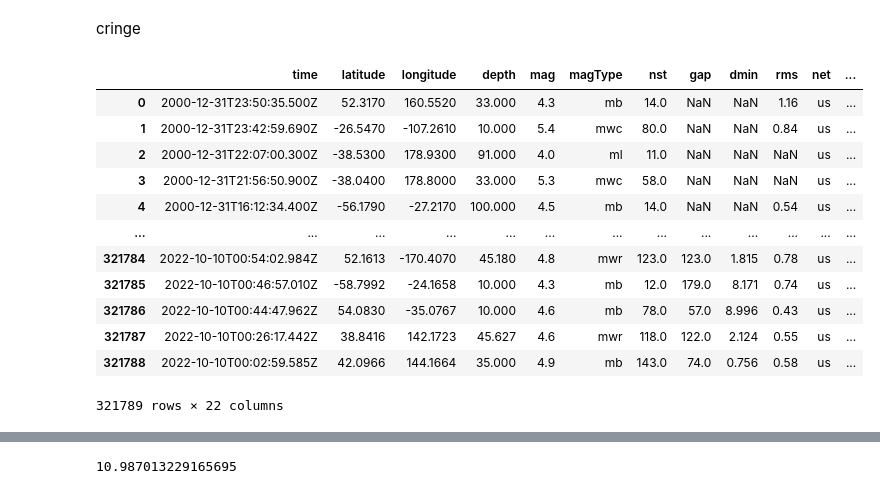
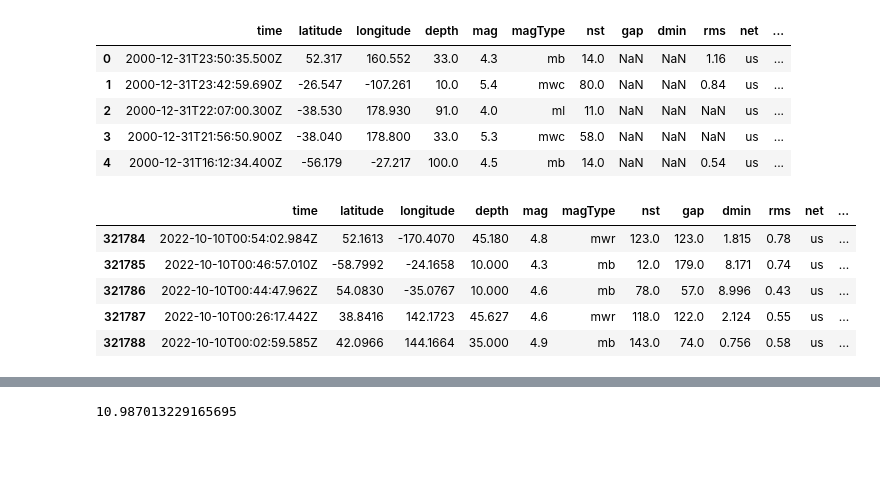
Before and after one commit to prankster20/terpquakes, a Jupyter notebook: eq.ipynb, the cells around one changed output, grey strips where cells are left out. Drawn from its saved outputs; the diff is of its cells as text; code cells hidden in the pictures; blank space fills up the shorter version.

```diff
--- a/eq.ipynb
+++ b/eq.ipynb
@@ -1,5 +1,3 @@
-# %% [markdown]
-cringe
 # %%
 import pandas as pd
 import numpy as np
@@ -14,26 +12,24 @@ pd.set_option('display.max_columns', None)
 # %%
 path = ''
 df = pd.read_csv(path + 'Earthquake_2000_to_2023.csv')
 # pd.set_option('display.min_rows', int(len(df.index)))
 # df.set_index('id', inplace=True)
 
-# Multiindexing practice for exam
-# midx = pd.MultiIndex.from_arrays([df.mag, df.id])
-# df.set_index(['mag','type'],inplace=True)
-# df.sort_index(level=[0],inplace=True)
-df
+df.head()
 # %% [output]
 |  | time | latitude | longitude | depth | mag | magType | nst | gap | dmin | rms | net | ... |
-| 0 | 2000-12-31T23:50:35.500Z | 52.3170 | 160.5520 | 33.000 | 4.3 | mb | 14.0 | NaN | NaN | 1.16 | us | ... |
-| 1 | 2000-12-31T23:42:59.690Z | -26.5470 | -107.2610 | 10.000 | 5.4 | mwc | 80.0 | NaN | NaN | 0.84 | us | ... |
-| 2 | 2000-12-31T22:07:00.300Z | -38.5300 | 178.9300 | 91.000 | 4.0 | ml | 11.0 | NaN | NaN | NaN | us | ... |
-| 3 | 2000-12-31T21:56:50.900Z | -38.0400 | 178.8000 | 33.000 | 5.3 | mwc | 58.0 | NaN | NaN | NaN | us | ... |
-| 4 | 2000-12-31T16:12:34.400Z | -56.1790 | -27.2170 | 100.000 | 4.5 | mb | 14.0 | NaN | NaN | 0.54 | us | ... |
-| ... | ... | ... | ... | ... | ... | ... | ... | ... | ... | ... | ... | ... |
-| 321784 | 2022-10-10T00:54:02.984Z | 52.1613 | -170.4070 | 45.180 | 4.8 | mwr | 123.0 | 123.0 | 1.815 | 0.78 | us | ... |
-| 321785 | 2022-10-10T00:46:57.010Z | -58.7992 | -24.1658 | 10.000 | 4.3 | mb | 12.0 | 179.0 | 8.171 | 0.74 | us | ... |
-| 321786 | 2022-10-10T00:44:47.962Z | 54.0830 | -35.0767 | 10.000 | 4.6 | mb | 78.0 | 57.0 | 8.996 | 0.43 | us | ... |
-| 321787 | 2022-10-10T00:26:17.442Z | 38.8416 | 142.1723 | 45.627 | 4.6 | mwr | 118.0 | 122.0 | 2.124 | 0.55 | us | ... |
-| 321788 | 2022-10-10T00:02:59.585Z | 42.0966 | 144.1664 | 35.000 | 4.9 | mb | 143.0 | 74.0 | 0.756 | 0.58 | us | ... |
+| 0 | 2000-12-31T23:50:35.500Z | 52.317 | 160.552 | 33.0 | 4.3 | mb | 14.0 | NaN | NaN | 1.16 | us | ... |
+| 1 | 2000-12-31T23:42:59.690Z | -26.547 | -107.261 | 10.0 | 5.4 | mwc | 80.0 | NaN | NaN | 0.84 | us | ... |
+| 2 | 2000-12-31T22:07:00.300Z | -38.530 | 178.930 | 91.0 | 4.0 | ml | 11.0 | NaN | NaN | NaN | us | ... |
+| 3 | 2000-12-31T21:56:50.900Z | -38.040 | 178.800 | 33.0 | 5.3 | mwc | 58.0 | NaN | NaN | NaN | us | ... |
+| 4 | 2000-12-31T16:12:34.400Z | -56.179 | -27.217 | 100.0 | 4.5 | mb | 14.0 | NaN | NaN | 0.54 | us | ... |
-321789 rows × 22 columns
+# %%
+df.tail()
+# %% [output]
+|  | time | latitude | longitude | depth | mag | magType | nst | gap | dmin | rms | net | ... |
+| 321784 | 2022-10-10T00:54:02.984Z | 52.1613 | -170.4070 | 45.180 | 4.8 | mwr | 123.0 | 123.0 | 1.815 | 0.78 | us | ... |
+| 321785 | 2022-10-10T00:46:57.010Z | -58.7992 | -24.1658 | 10.000 | 4.3 | mb | 12.0 | 179.0 | 8.171 | 0.74 | us | ... |
+| 321786 | 2022-10-10T00:44:47.962Z | 54.0830 | -35.0767 | 10.000 | 4.6 | mb | 78.0 | 57.0 | 8.996 | 0.43 | us | ... |
+| 321787 | 2022-10-10T00:26:17.442Z | 38.8416 | 142.1723 | 45.627 | 4.6 | mwr | 118.0 | 122.0 | 2.124 | 0.55 | us | ... |
+| 321788 | 2022-10-10T00:02:59.585Z | 42.0966 | 144.1664 | 35.000 | 4.9 | mb | 143.0 | 74.0 | 0.756 | 0.58 | us | ... |
 # %%
```
Also changed, not shown: parts of 4 cells of this notebook.
